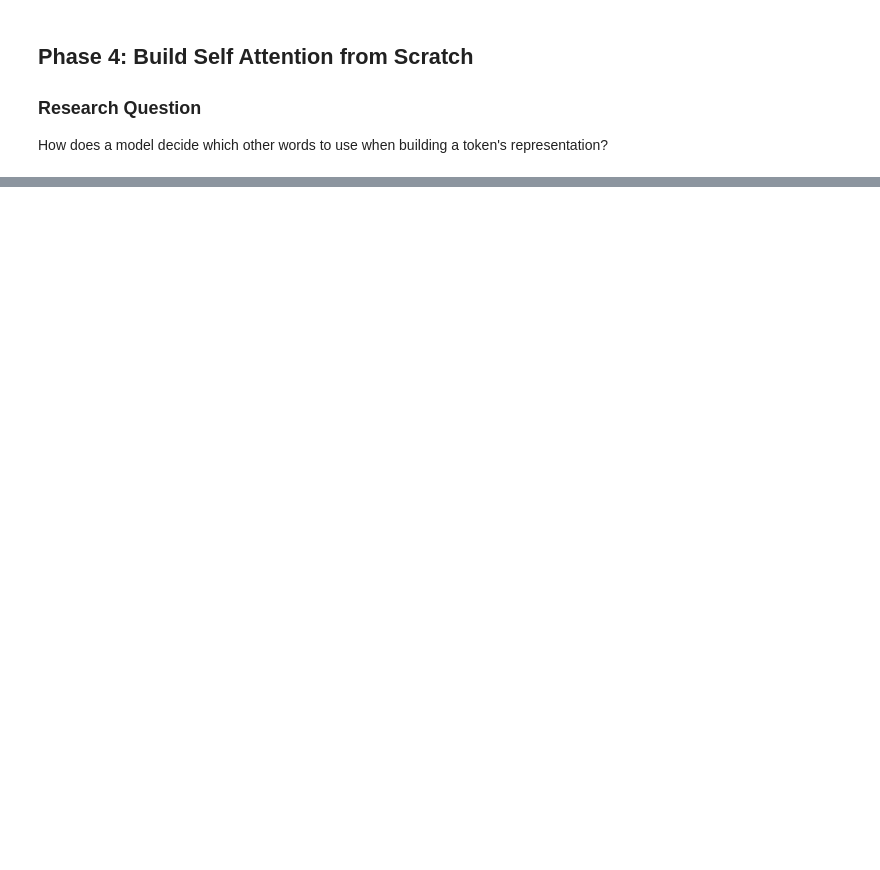
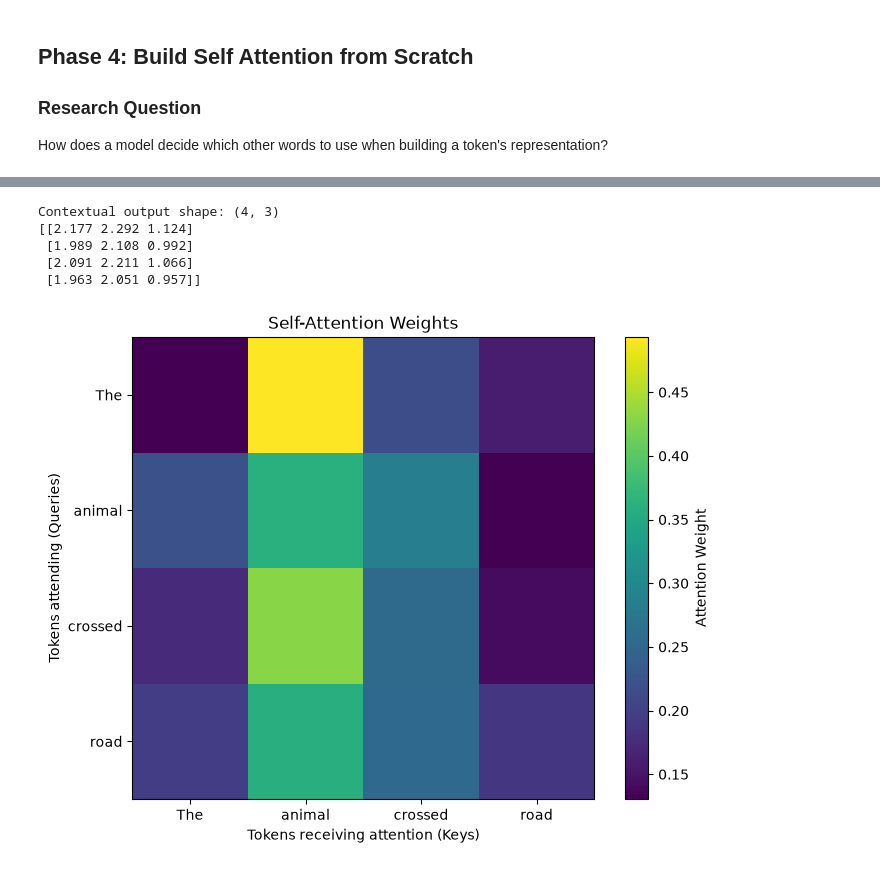
Before and after one commit to Mercy-Nzambi/context-understanding-nlp, a Jupyter notebook: notebooks/context-understanding.ipynb, the cells around one changed output, grey strips where cells are left out. Saved outputs shown, nothing was run; the diff lists cells and outputs as text; code cells hidden in the pictures; blank space fills up the shorter version.

```diff
--- a/notebooks/context-understanding.ipynb
+++ b/notebooks/context-understanding.ipynb
@@ -567,0 +660,5 @@ How does a model decide which other words to use when building a token's represe
+# %%
+scores = Q @ K.T
+
+print("Attention scores:")
+print(np.round(scores, 3))
@@ -567,0 +671,14 @@ How does a model decide which other words to use when building a token's represe
+# %%
+scaled_scores = scores / np.sqrt(K.shape[1])
+
+def softmax(x):
+    exp_x = np.exp(x - np.max(x, axis=-1, keepdims=True))
+    return exp_x / np.sum(exp_x, axis=-1, keepdims=True)
+
+attention_weights = softmax(scaled_scores)
+
+print("Attention weights:")
+print(np.round(attention_weights, 3))
+
+print("Row sums:")
+print(attention_weights.sum(axis=1))
@@ -567,0 +693,38 @@ How does a model decide which other words to use when building a token's represe
+# %%
+contextual_output = attention_weights @ V
+
+print("Contextual output shape:", contextual_output.shape)
+print(np.round(contextual_output, 3))
+# %% [output]
+Contextual output shape: (4, 3)
+[[2.177 2.292 1.124]
+ [1.989 2.108 0.992]
+ [2.091 2.211 1.066]
+ [1.963 2.051 0.957]]
+# %%
+import matplotlib.pyplot as plt
+
+plt.figure(figsize=(8, 6))
+
+plt.imshow(attention_weights)
+
+plt.colorbar(label="Attention Weight")
+
+plt.xticks(
+    range(len(tokens)),
+    tokens
+)
+
+plt.yticks(
+    range(len(tokens)),
+    tokens
+)
+
+plt.xlabel("Tokens receiving attention (Keys)")
+plt.ylabel("Tokens attending (Queries)")
+
+plt.title("Self-Attention Weights")
+
+plt.show()
+# %% [output]
+[figure, added]
```
Also changed, not shown: parts of 19 cells of this notebook, 1 other file.
